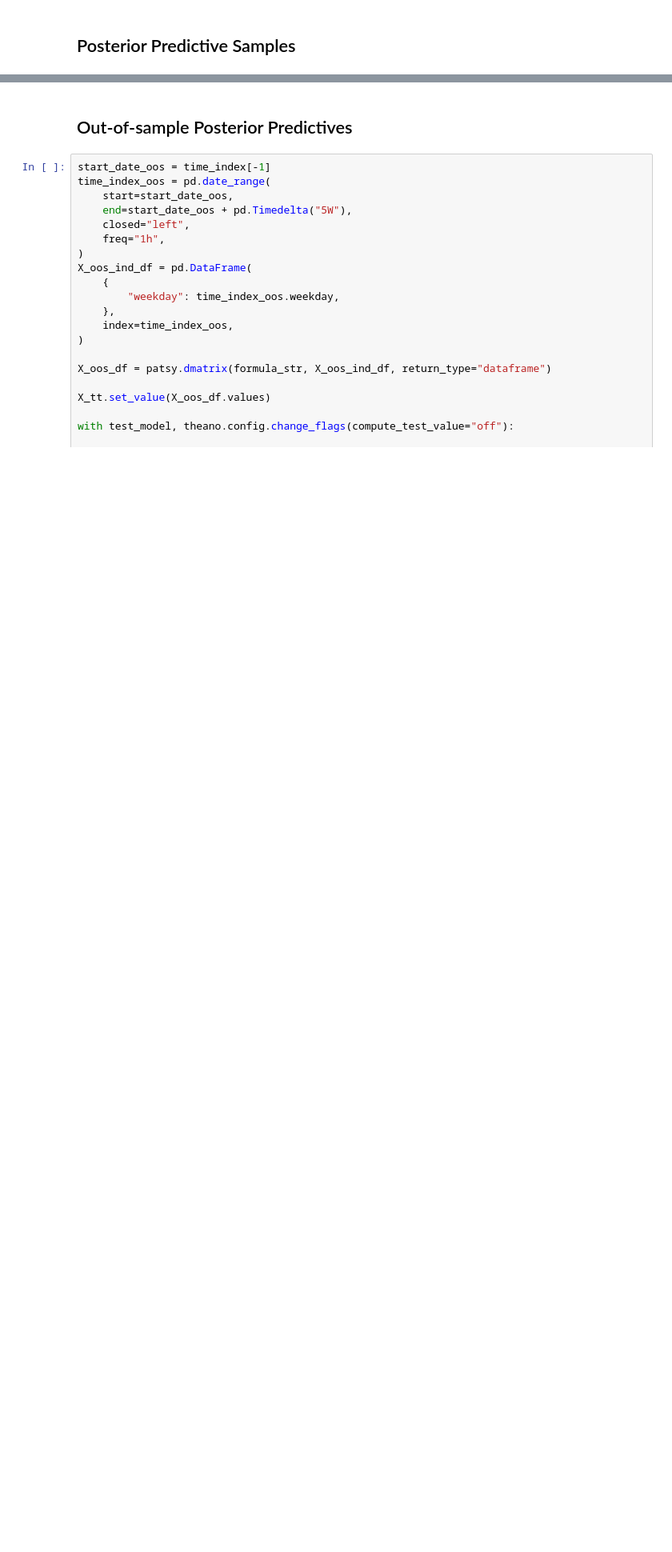
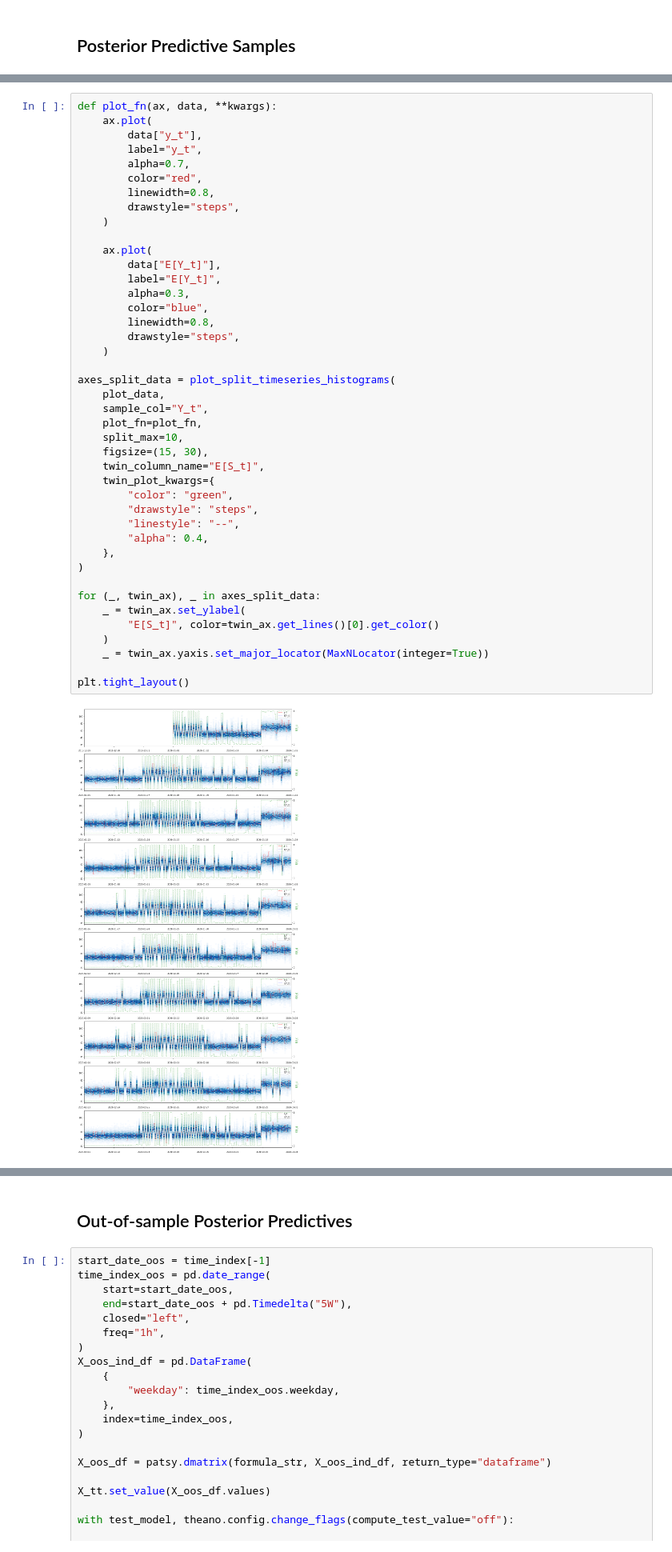
Before and after one commit to AmpersandTV/pymc3-hmm, a Jupyter notebook: examples/poisson_time_varying_example.ipynb, the cells around one changed output, grey strips where cells are left out. Shown at 80% size. Cells and saved outputs as stored; diff of their text form; blank space fills up the shorter version.

```diff
--- a/examples/poisson_time_varying_example.ipynb
+++ b/examples/poisson_time_varying_example.ipynb
@@ -252 +271,45 @@ with test_model:
+# %%
+def plot_fn(ax, data, **kwargs):
+    ax.plot(
+        data["y_t"],
+        label="y_t",
+        alpha=0.7,
+        color="red",
+        linewidth=0.8,
+        drawstyle="steps",
+    )
+
+    ax.plot(
+        data["E[Y_t]"],
+        label="E[Y_t]",
+        alpha=0.3,
+        color="blue",
+        linewidth=0.8,
+        drawstyle="steps",
+    )
+
+axes_split_data = plot_split_timeseries_histograms(
+    plot_data,
+    sample_col="Y_t",
+    plot_fn=plot_fn,
+    split_max=10,
+    figsize=(15, 30),
+    twin_column_name="E[S_t]",
+    twin_plot_kwargs={
+        "color": "green",
+        "drawstyle": "steps",
+        "linestyle": "--",
+        "alpha": 0.4,
+    },
+)
+
+for (_, twin_ax), _ in axes_split_data:
+    _ = twin_ax.set_ylabel(
+        "E[S_t]", color=twin_ax.get_lines()[0].get_color()
+    )
+    _ = twin_ax.yaxis.set_major_locator(MaxNLocator(integer=True))
+
+plt.tight_layout()
+# %% [output]
+[figure, added]
 # %%
```
Also changed, not shown: parts of 5 cells of this notebook.
